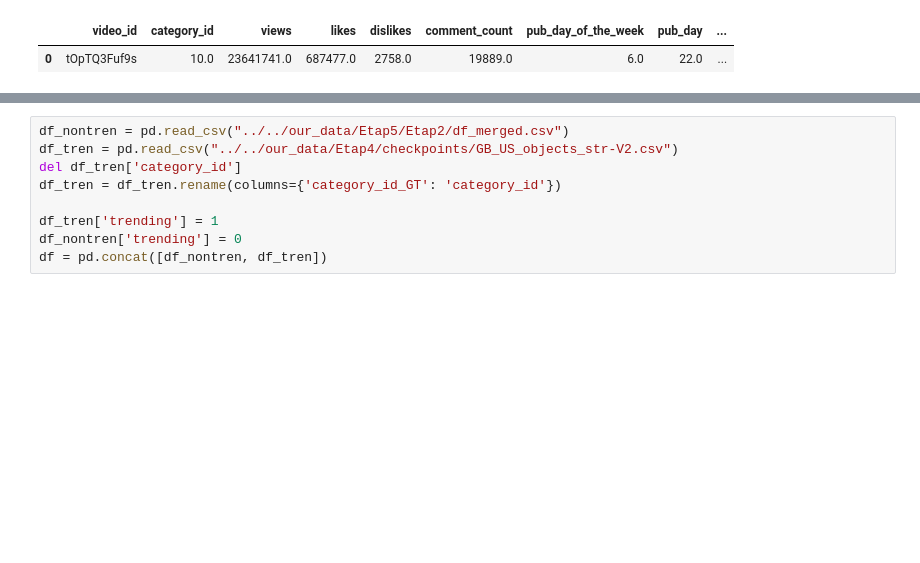
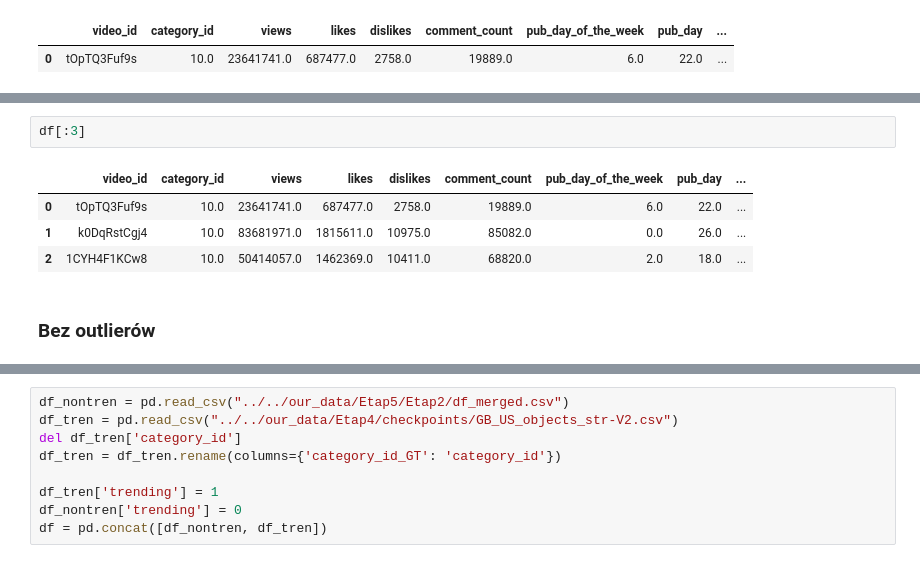
Before and after one commit to AdamKlejda/PED_YT, a Jupyter notebook: notebooks/Etap5/LiLatee_merged_processing.ipynb, the cells around one changed output, grey strips where cells are left out. Saved outputs shown, nothing was run; the diff lists cells and outputs as text; blank space fills up the shorter version.

```diff
--- a/notebooks/Etap5/LiLatee_merged_processing.ipynb
+++ b/notebooks/Etap5/LiLatee_merged_processing.ipynb
@@ -122,0 +134,9 @@ df[:1]
+# %%
+df[:3]
+# %% [output]
+|  | video_id | category_id | views | likes | dislikes | comment_count | pub_day_of_the_week | pub_day | ... |
+| 0 | tOpTQ3Fuf9s | 10.0 | 23641741.0 | 687477.0 | 2758.0 | 19889.0 | 6.0 | 22.0 | ... |
+| 1 | k0DqRstCgj4 | 10.0 | 83681971.0 | 1815611.0 | 10975.0 | 85082.0 | 0.0 | 26.0 | ... |
+| 2 | 1CYH4F1KCw8 | 10.0 | 50414057.0 | 1462369.0 | 10411.0 | 68820.0 | 2.0 | 18.0 | ... |
+# %% [markdown]
+### Bez outlierów
```
Also changed, not shown: parts of 4 cells of this notebook, 6 other files.
